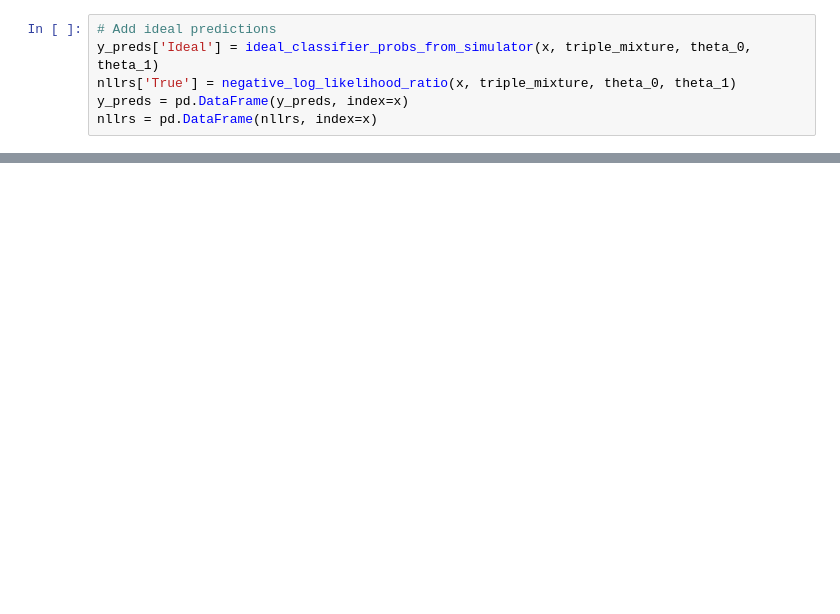
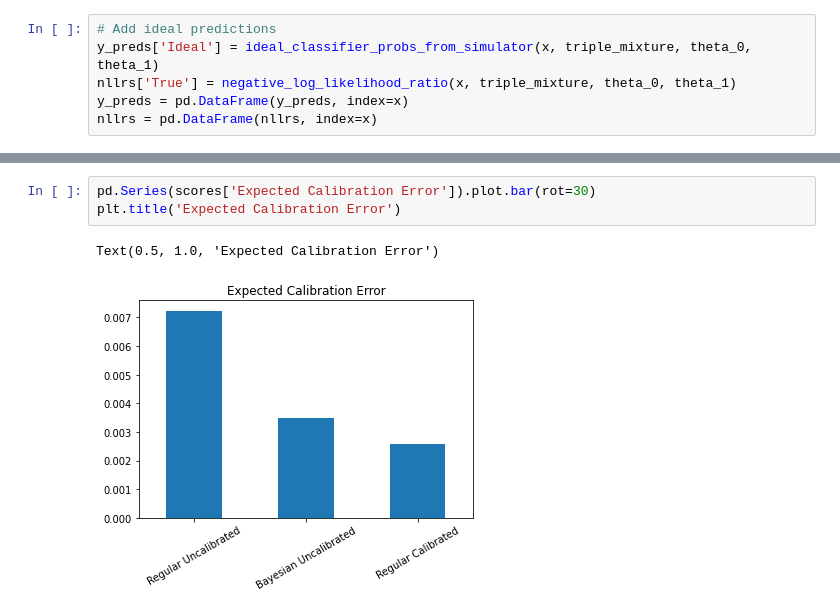
Before and after one commit to cjs220/active_learning_ratio_estimation, a Jupyter notebook: examples/mixtures.ipynb, the cells around one changed output, grey strips where cells are left out. Drawn from its saved outputs; the diff is of its cells as text; blank space fills up the shorter version.

```diff
--- a/examples/mixtures.ipynb
+++ b/examples/mixtures.ipynb
@@ -194,0 +199,6 @@ plot_calibration(ratio_models=models, dataset=ds, n_data=int(1e3))
+# %%
+pd.Series(scores['Expected Calibration Error']).plot.bar(rot=30)
+plt.title('Expected Calibration Error')
+# %% [output]
+Text(0.5, 1.0, 'Expected Calibration Error')
+[figure, added]
```
Also changed, not shown: parts of 11 cells of this notebook.
